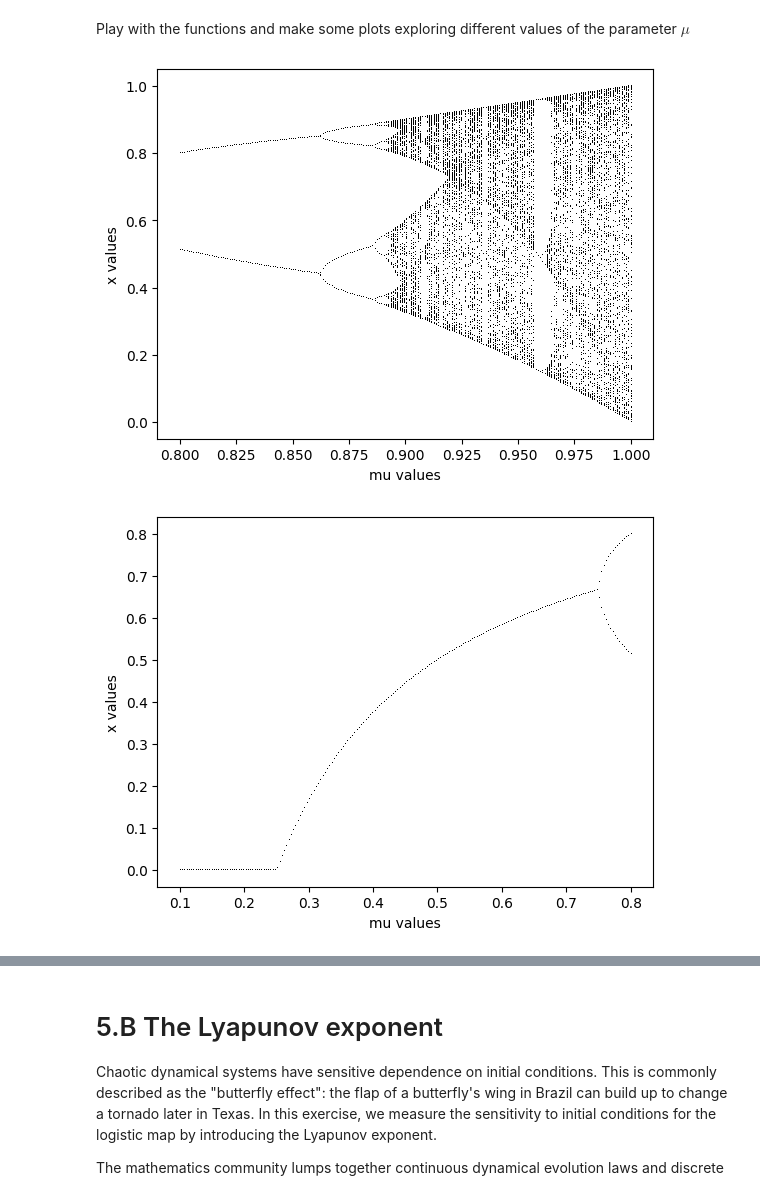
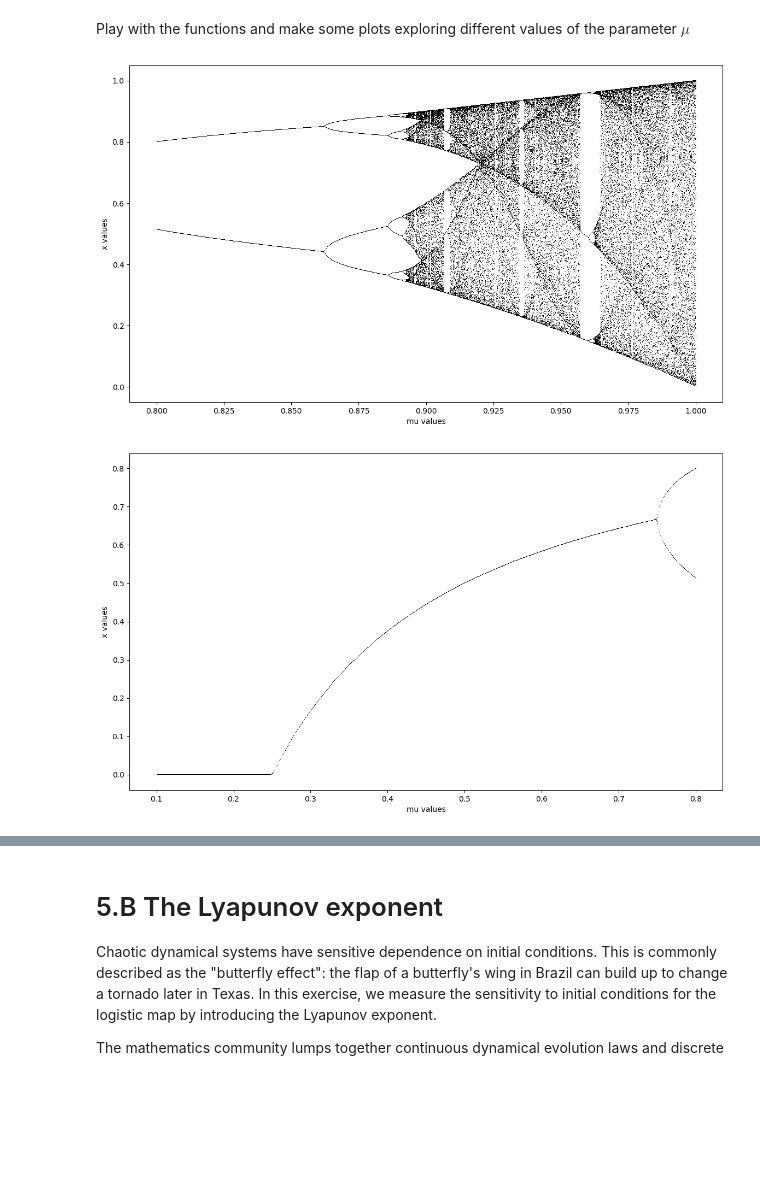
Before and after one commit to stalidzane/complex-systems, a Jupyter notebook: lab5/5-Chaos.ipynb, the cells around one changed output, grey strips where cells are left out. Saved outputs shown, nothing was run; the diff lists cells and outputs as text; code cells hidden in the pictures; blank space fills up the shorter version.

```diff
--- a/lab5/5-Chaos.ipynb
+++ b/lab5/5-Chaos.ipynb
@@ -46,7 +46,7 @@ def IterateList(g, x0, N, mu):
     res_list.append(x0)
     x = x0
     for _ in range(N-1):
-        x = f(x, mu)
+        x = g(x, mu)
         res_list.append(x)
     return res_list
 # %% [markdown]
@@ -60,15 +60,15 @@ def BifurcationDiagram(g, x0, nTransient, nCycle, muArray, showPlot=True):
     iterate g nTransient times to find a point on the attractor, and then
     make a list nCycle long to explore the attractor.
 
-    To generate muArray, it's convenient to use scipy.linspace: for example,
-    BifurcationDiagram(f, 0.1, 500, 128, scipy.linspace(0.8, 1.0, 200))
+    To generate muArray, it's convenient to use numpy.linspace: for example,
+    BifurcationDiagram(f, 0.1, 500, 128, numpy.linspace(0.8, 1.0, 200))
 
     pylab.plot allows one to plot an entire array of abscissa-values versus an
     array of ordinate-values of the same shape. Our vertical axis (ordinate)
     is a list of arrays of attractor points of length nCycle (created by
     IterateList after Iterating), one list per value of mu in muArray.
     Our horizontal axis (abscissa) should thus be a list of arrays
-        [mu, mu, mu, ...] = [mu]*nCycle = mu*scipy.ones(nCycle)
+        [mu, mu, mu, ...] = [mu]*nCycle = mu*numpy.ones(nCycle)
     of length nCycle.
     Use
         pylab.plot(muMatrix, xMatrix, 'k,')
@@ -87,22 +87,21 @@ def BifurcationDiagram(g, x0, nTransient, nCycle, muArray, showPlot=True):
             xMatrix.append(x)
             muMatrix.append(mu)
 
+    pylab.figure(figsize=(14, 8))
+    pylab.plot(muMatrix, xMatrix, 'k,')
+    pylab.xlabel('mu values')
+    pylab.ylabel('x values')
     if showPlot:
-        pylab.plot(muMatrix, xMatrix, 'k,')
-        pylab.xlabel('mu values')
-        pylab.ylabel('x values')
         pylab.show()
-
-    return
 # %% [markdown]
 Play with the functions and make some plots exploring different values of the parameter $\mu$
 # %%
-muArray = np.linspace(0.8, 1.0, 200)
+muArray = np.linspace(0.8, 1.0, 1000)
 BifurcationDiagram(f, 0.1, 500, 128, muArray)
 # %% [output]
-[figure, old version]
+[figure, new version]
 # %%
-BifurcationDiagram(f, 0.1, 500, 128, np.linspace(0.1, 0.8, 200))
+BifurcationDiagram(f, 0.1, 500, 128, np.linspace(0.1, 0.8, 1000))
 # %% [output]
-[figure, old version]
+[figure, new version]
 # %%
```
Also changed, not shown: parts of 13 cells of this notebook.
